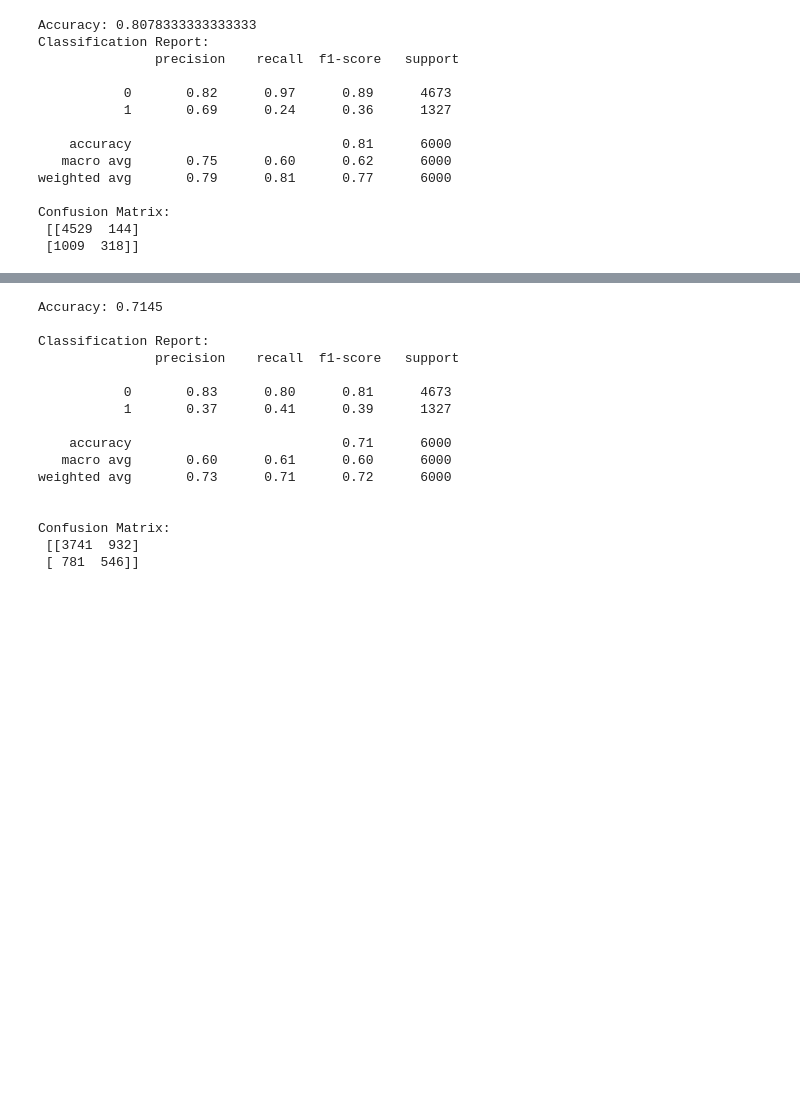
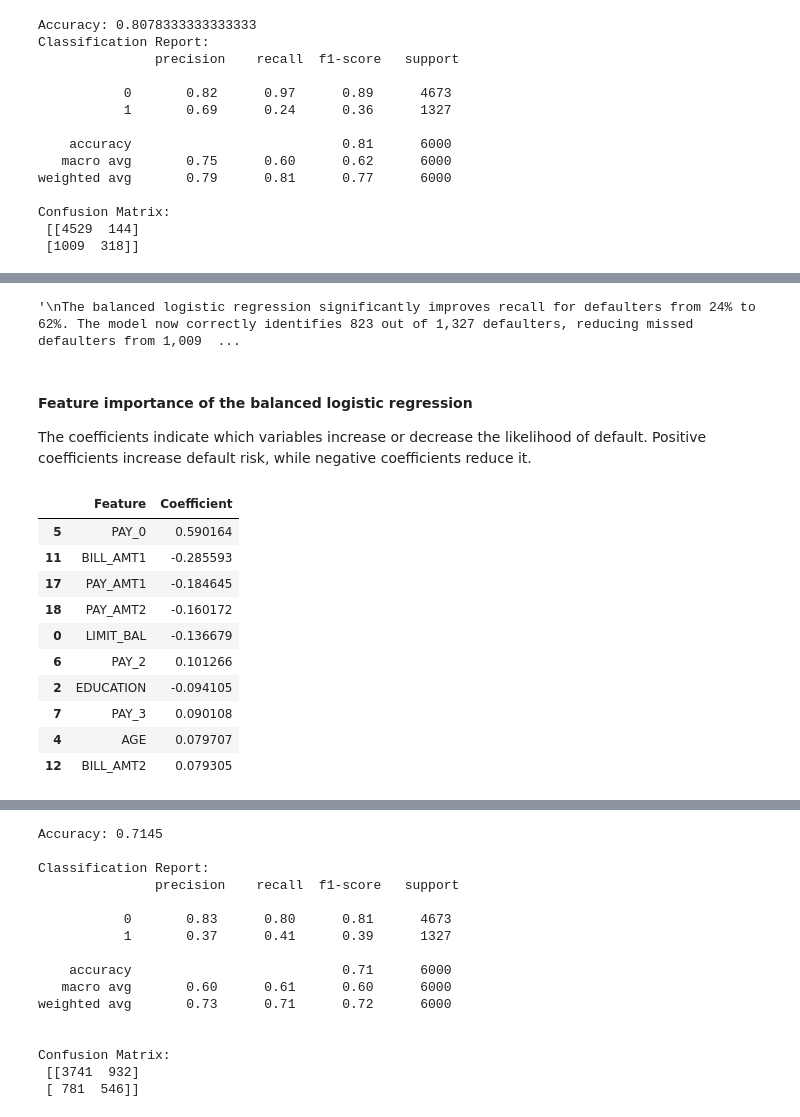
Before and after one commit to Aby-12/Credit-default-prediction-project, a Jupyter notebook: notebook.ipynb, the cells around one changed output, grey strips where cells are left out. Cells and saved outputs as stored; diff of their text form; code cells hidden in the pictures; blank space fills up the shorter version.

```diff
--- a/notebook.ipynb
+++ b/notebook.ipynb
@@ -552,0 +577,37 @@ While this logistic regression serves as a useful baseline, its low recall for d
+# %%
+# The balanced logistic regression results
+"""
+The balanced logistic regression significantly improves recall for defaulters from 24% to 62%. The model now correctly identifies 823 out of 1,327 defaulters, reducing missed defaulters from 1,009 in the baseline model to 504 ie cutting false negatives nearly in half compared to the baseline model.
+Although overall accuracy decreases from 81% to 68%, this trade-off is expected when prioritizing the minority class. From a business perspective, reducing false negatives is critical because each missed defaulter represents potential financial loss.
+"""
+# %% [output]
+'\nThe balanced logistic regression significantly improves recall for defaulters from 24% to 62%. The model now correctly identifies 823 out of 1,327 defaulters, reducing missed defaulters from 1,009  ...
+# %% [markdown]
+#### Feature importance of the balanced logistic regression
+
+The coefficients indicate which variables increase or decrease the likelihood of default. Positive coefficients increase default risk, while negative coefficients reduce it.
+# %%
+# Create dataframe of coefficients
+coef_df = pd.DataFrame({
+    'Feature': X_train.columns,
+    'Coefficient': log_reg_balanced.coef_[0]
+})
+
+# Sort by absolute importance
+coef_df['Abs_Coefficient'] = coef_df['Coefficient'].abs()
+coef_df = coef_df.sort_values(by='Abs_Coefficient', ascending=False)
+
+# Display top 10 most important features
+coef_df[['Feature', 'Coefficient']].head(10)
+# %% [output]
+|  | Feature | Coefficient |
+| 5 | PAY_0 | 0.590164 |
+| 11 | BILL_AMT1 | -0.285593 |
+| 17 | PAY_AMT1 | -0.184645 |
+| 18 | PAY_AMT2 | -0.160172 |
+| 0 | LIMIT_BAL | -0.136679 |
+| 6 | PAY_2 | 0.101266 |
+| 2 | EDUCATION | -0.094105 |
+| 7 | PAY_3 | 0.090108 |
+| 4 | AGE | 0.079707 |
+| 12 | BILL_AMT2 | 0.079305 |
```
Also changed, not shown: parts of 52 cells of this notebook.
